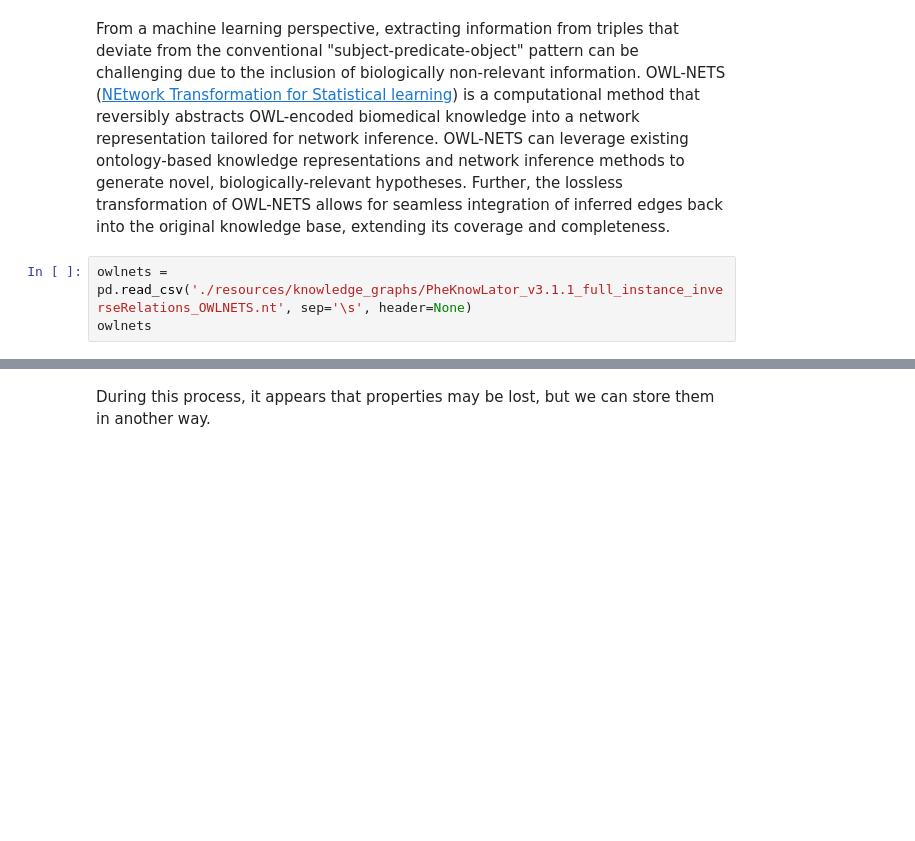
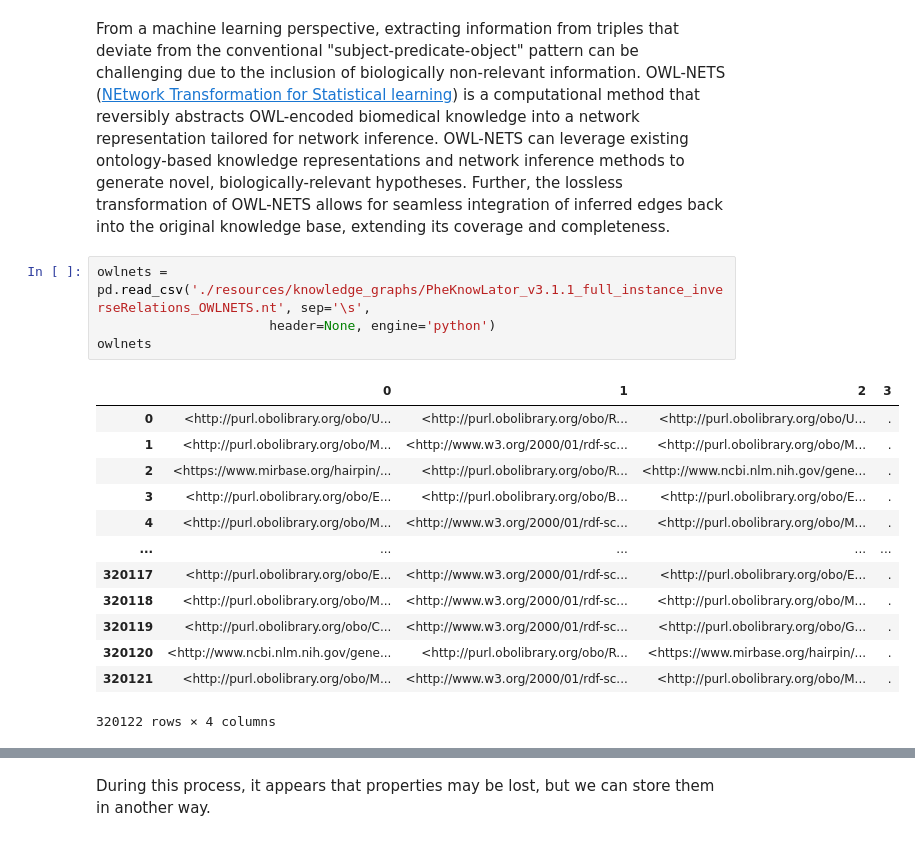
Before and after one commit to emanuelecavalleri/testRNA-KG, a Jupyter notebook: main.ipynb, the cells around one changed output, grey strips where cells are left out. Cells and saved outputs as stored; diff of their text form; blank space fills up the shorter version.

```diff
--- a/main.ipynb
+++ b/main.ipynb
@@ -481,7 +659,22 @@ https://issemantic.net/rdf-visualizer allows us to dynamically inspect the graph
 # %% [markdown]
 From a machine learning perspective, extracting information from triples that deviate from the conventional "subject-predicate-object" pattern can be challenging due to the inclusion of biologically non-relevant information. OWL-NETS ([NEtwork Transformation for Statistical learning](https://pubmed.ncbi.nlm.nih.gov/29218876/)) is a computational method that reversibly abstracts OWL-encoded biomedical knowledge into a network representation tailored for network inference. OWL-NETS can leverage existing ontology-based knowledge representations and network inference methods to generate novel, biologically-relevant hypotheses. Further, the lossless transformation of OWL-NETS allows for seamless integration of inferred edges back into the original knowledge base, extending its coverage and completeness.
 # %%
-owlnets = pd.read_csv('./resources/knowledge_graphs/PheKnowLator_v3.1.1_full_instance_inverseRelations_OWLNETS.nt', sep='\s', header=None)
+owlnets = pd.read_csv('./resources/knowledge_graphs/PheKnowLator_v3.1.1_full_instance_inverseRelations_OWLNETS.nt', sep='\s',
+                      header=None, engine='python')
 owlnets
+# %% [output]
+|  | 0 | 1 | 2 | 3 |
+| 0 | <http://purl.obolibrary.org/obo/U... | <http://purl.obolibrary.org/obo/R... | <http://purl.obolibrary.org/obo/U... | . |
+| 1 | <http://purl.obolibrary.org/obo/M... | <http://www.w3.org/2000/01/rdf-sc... | <http://purl.obolibrary.org/obo/M... | . |
+| 2 | <https://www.mirbase.org/hairpin/... | <http://purl.obolibrary.org/obo/R... | <http://www.ncbi.nlm.nih.gov/gene... | . |
+| 3 | <http://purl.obolibrary.org/obo/E... | <http://purl.obolibrary.org/obo/B... | <http://purl.obolibrary.org/obo/E... | . |
+| 4 | <http://purl.obolibrary.org/obo/M... | <http://www.w3.org/2000/01/rdf-sc... | <http://purl.obolibrary.org/obo/M... | . |
+| ... | ... | ... | ... | ... |
+| 320117 | <http://purl.obolibrary.org/obo/E... | <http://www.w3.org/2000/01/rdf-sc... | <http://purl.obolibrary.org/obo/E... | . |
+| 320118 | <http://purl.obolibrary.org/obo/M... | <http://www.w3.org/2000/01/rdf-sc... | <http://purl.obolibrary.org/obo/M... | . |
+| 320119 | <http://purl.obolibrary.org/obo/C... | <http://www.w3.org/2000/01/rdf-sc... | <http://purl.obolibrary.org/obo/G... | . |
+| 320120 | <http://www.ncbi.nlm.nih.gov/gene... | <http://purl.obolibrary.org/obo/R... | <https://www.mirbase.org/hairpin/... | . |
+| 320121 | <http://purl.obolibrary.org/obo/M... | <http://www.w3.org/2000/01/rdf-sc... | <http://purl.obolibrary.org/obo/M... | . |
+320122 rows × 4 columns
 # %%
 owlnets[owlnets[0].str.endswith("gene/673>")]
```
Also changed, not shown: parts of 39 cells of this notebook.
